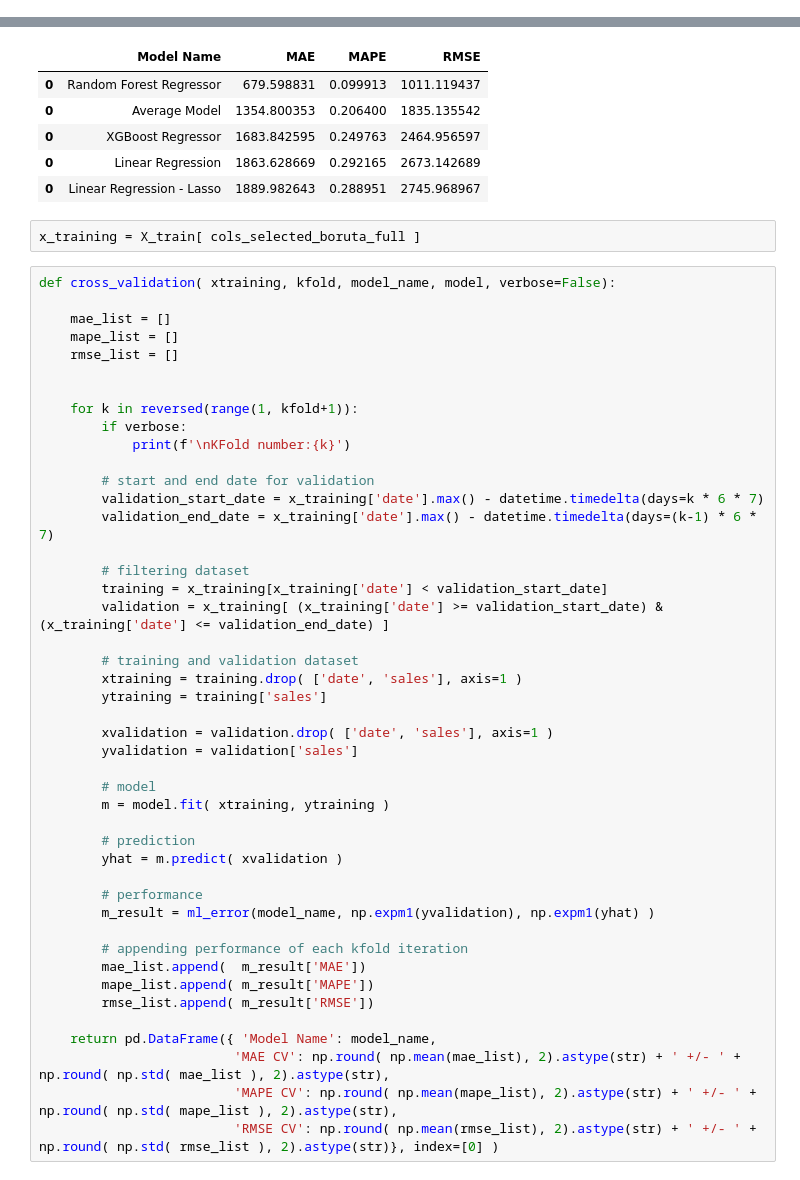
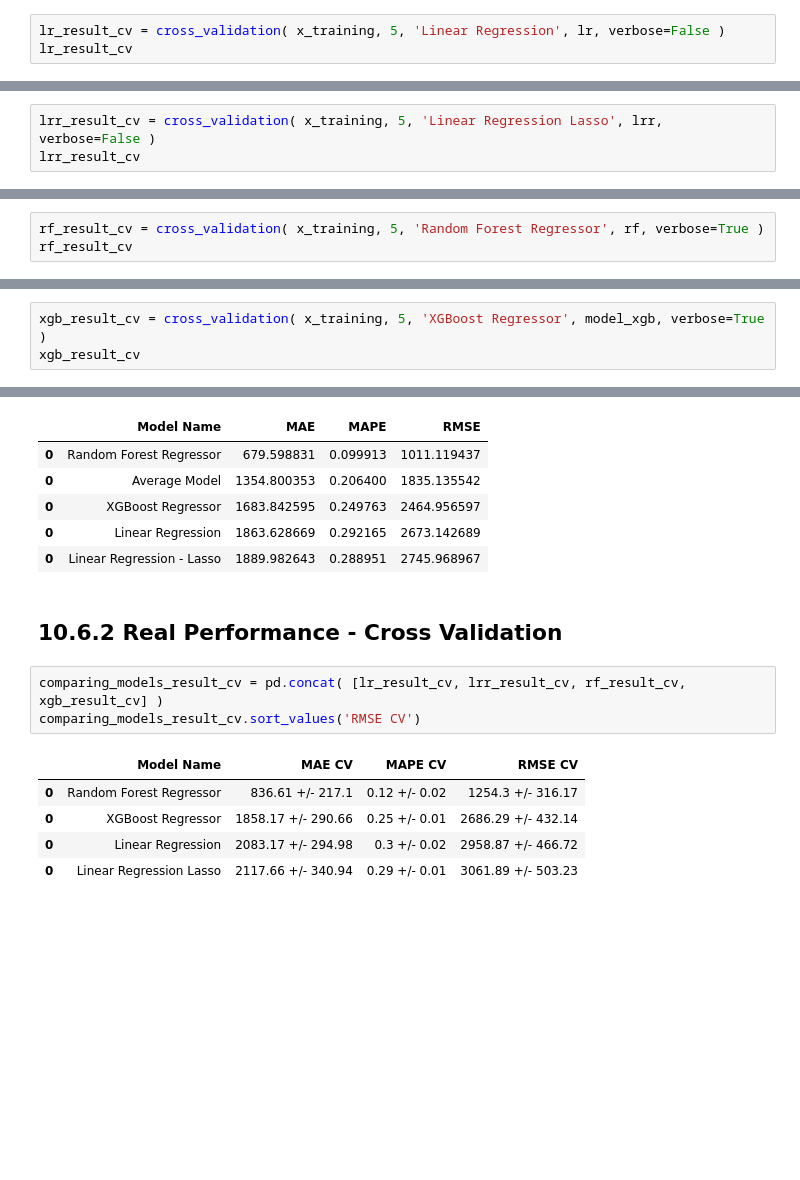
Before and after one commit to felipevalory/previsao_de_vendas, a Jupyter notebook: index.ipynb, the cells around one changed output, grey strips where cells are left out. Drawn from its saved outputs; the diff is of its cells as text; blank space fills up the shorter version.

Commit message:
Real performance - cross validation

```diff
--- a/index.ipynb
+++ b/index.ipynb
@@ -1194,0 +1201,3 @@ lr_result
+# %%
+lr_result_cv = cross_validation( x_training, 5, 'Linear Regression', lr, verbose=False )
+lr_result_cv
@@ -1209,0 +1224,3 @@ lrr_result
+# %%
+lrr_result_cv = cross_validation( x_training, 5, 'Linear Regression Lasso', lrr, verbose=False )
+lrr_result_cv
@@ -1224,0 +1247,3 @@ rf_result
+# %%
+rf_result_cv = cross_validation( x_training, 5, 'Random Forest Regressor', rf, verbose=True )
+rf_result_cv
@@ -1244,0 +1284,3 @@ xgb_result
+# %%
+xgb_result_cv = cross_validation( x_training, 5, 'XGBoost Regressor', model_xgb, verbose=True )
+xgb_result_cv
@@ -1254,50 +1310,14 @@ comparing_models_result.sort_values('RMSE')
 | 0 | XGBoost Regressor | 1683.842595 | 0.249763 | 2464.956597 |
 | 0 | Linear Regression | 1863.628669 | 0.292165 | 2673.142689 |
 | 0 | Linear Regression - Lasso | 1889.982643 | 0.288951 | 2745.968967 |
-# %%
-x_training = X_train[ cols_selected_boruta_full ]
-# %%
-def cross_validation( xtraining, kfold, model_name, model, verbose=False):
-
-    mae_list = []
-    mape_list = []
-    rmse_list = []
-
-
-    for k in reversed(range(1, kfold+1)):
-        if verbose:
-            print(f'\nKFold number:{k}')
-
-        # start and end date for validation
-        validation_start_date = x_training['date'].max() - datetime.timedelta(days=k * 6 * 7)
-        validation_end_date = x_training['date'].max() - datetime.timedelta(days=(k-1) * 6 * 7)
-
-        # filtering dataset
-        training = x_training[x_training['date'] < validation_start_date]
-        validation = x_training[ (x_training['date'] >= validation_start_date) & (x_training['date'] <= validation_end_date) ]
-
-        # training and validation dataset
-        xtraining = training.drop( ['date', 'sales'], axis=1 )
-        ytraining = training['sales']
-
-        xvalidation = validation.drop( ['date', 'sales'], axis=1 )
-        yvalidation = validation['sales']
-
-        # model
-        m = model.fit( xtraining, ytraining )
-
-        # prediction
-        yhat = m.predict( xvalidation )
-
-        # performance
-        m_result = ml_error(model_name, np.expm1(yvalidation), np.expm1(yhat) )
-
-        # appending performance of each kfold iteration
-        mae_list.append(  m_result['MAE'])
-        mape_list.append( m_result['MAPE'])
-        rmse_list.append( m_result['RMSE'])
-
-    return pd.DataFrame({ 'Model Name': model_name,
-                         'MAE CV': np.round( np.mean(mae_list), 2).astype(str) + ' +/- ' + np.round( np.std( mae_list ), 2).astype(str),
-                         'MAPE CV': np.round( np.mean(mape_list), 2).astype(str) + ' +/- ' + np.round( np.std( mape_list ), 2).astype(str),
-                         'RMSE CV': np.round( np.mean(rmse_list), 2).astype(str) + ' +/- ' + np.round( np.std( rmse_list ), 2).astype(str)}, index=[0] )
+# %% [markdown]
+## 10.6.2 Real Performance - Cross Validation
+# %%
+comparing_models_result_cv = pd.concat( [lr_result_cv, lrr_result_cv, rf_result_cv, xgb_result_cv] )
+comparing_models_result_cv.sort_values('RMSE CV')
+# %% [output]
+|  | Model Name | MAE CV | MAPE CV | RMSE CV |
+| 0 | Random Forest Regressor | 836.61 +/- 217.1 | 0.12 +/- 0.02 | 1254.3 +/- 316.17 |
+| 0 | XGBoost Regressor | 1858.17 +/- 290.66 | 0.25 +/- 0.01 | 2686.29 +/- 432.14 |
+| 0 | Linear Regression | 2083.17 +/- 294.98 | 0.3 +/- 0.02 | 2958.87 +/- 466.72 |
+| 0 | Linear Regression Lasso | 2117.66 +/- 340.94 | 0.29 +/- 0.01 | 3061.89 +/- 503.23 |
```
Also changed, not shown: parts of 10 cells of this notebook.
